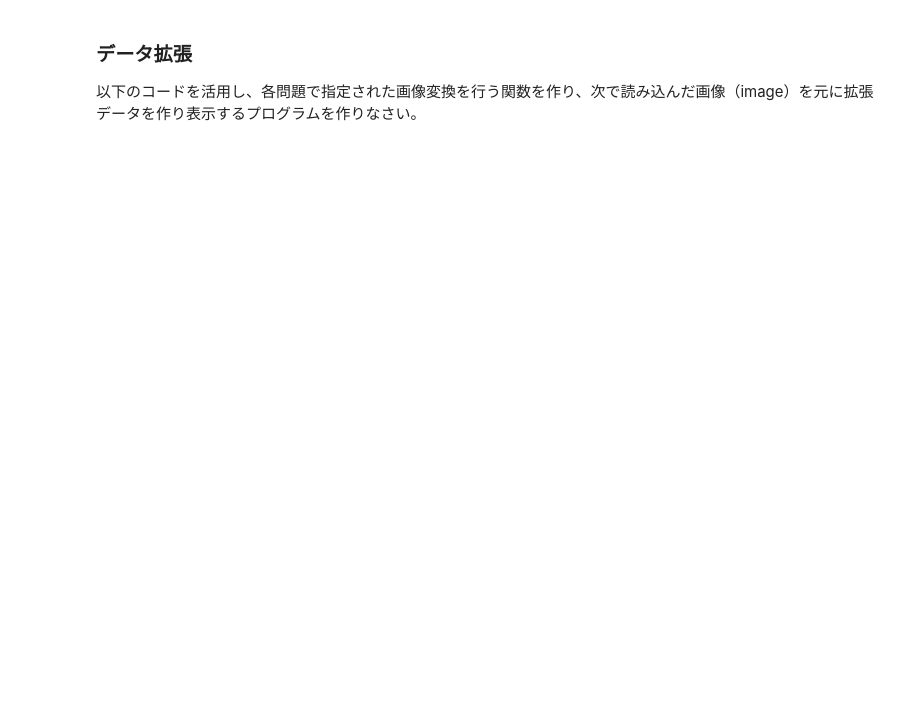
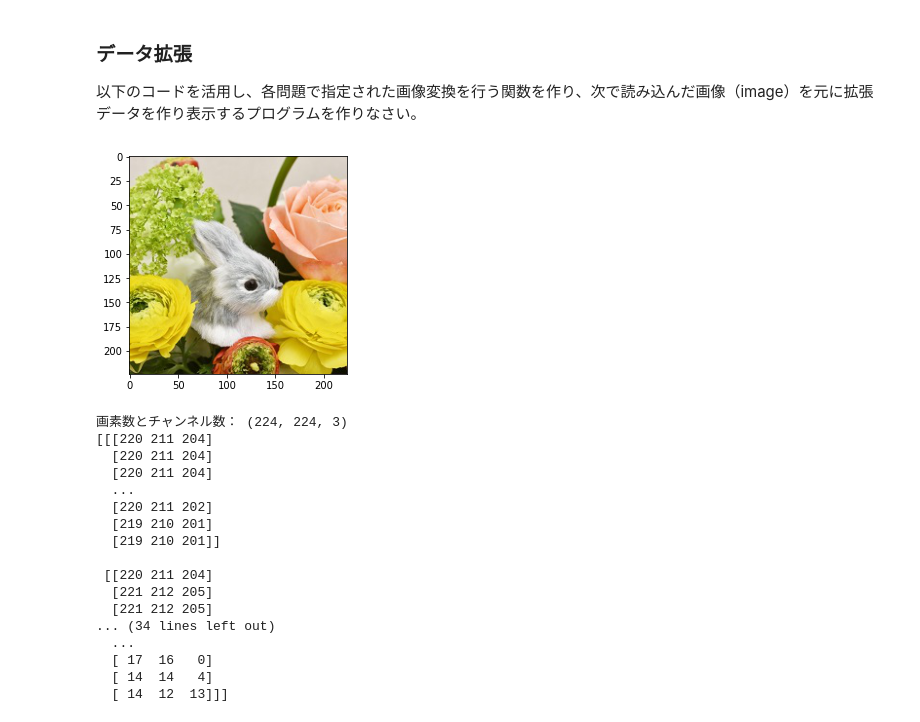
Before and after one commit to hato0501/E-certificate, a Jupyter notebook: Day2演習.ipynb, the cells around one changed output. Saved outputs shown, nothing was run; the diff lists cells and outputs as text; code cells hidden in the pictures; blank space fills up the shorter version.

Commit message:
Colaboratory を使用して作成しました

```diff
--- a/Day2演習.ipynb
+++ b/Day2演習.ipynb
@@ -29,3 +37,5 @@ np.random.seed(seed=0)
+# %%
+folder = './drive/My Drive/Colab Notebooks/E-certificate/day2/'
 # %% [markdown]
 ### データの読み込み・線形結合層などの定義
 
@@ -248,18 +289,37 @@ for n in range(n_epoch):
 # %%
 # numpyで画像処理を行う準備
 import numpy as np
 from PIL import Image
 # 画像読み込み(224×224ピクセルのサンプル画像)
-image = np.array(Image.open('./img/rabbit.jpg'))
+image = np.array(Image.open(folder+'/img/rabbit.jpg'))
 # 画像表示のためにmatplotlibを利用
 from matplotlib import pylab as plt
 # 原画像の表示
 plt.imshow( image )
 plt.show()
 # 出力される
 print("画素数とチャンネル数：",image.shape)
 # 画像のデータ
 print(image)
+# %% [output]
+[figure, added]
+画素数とチャンネル数： (224, 224, 3)
+[[[220 211 204]
+  [220 211 204]
+  [220 211 204]
+  ...
+  [220 211 202]
+  [219 210 201]
+  [219 210 201]]
+
+ [[220 211 204]
+  [221 212 205]
+  [221 212 205]
+... (34 lines left out)
+  ...
+  [ 17  16   0]
+  [ 14  14   4]
+  [ 14  12  13]]]
 # %% [markdown]
 3. <font color="Red">画像のRGBを反転させる関数 __get_negative__ を作り、imageの画像のネガティブ画像を生成し表示しなさい。</font>
     - 引数は画像（image）のみとする
```
Also changed, not shown: parts of 13 cells of this notebook.
